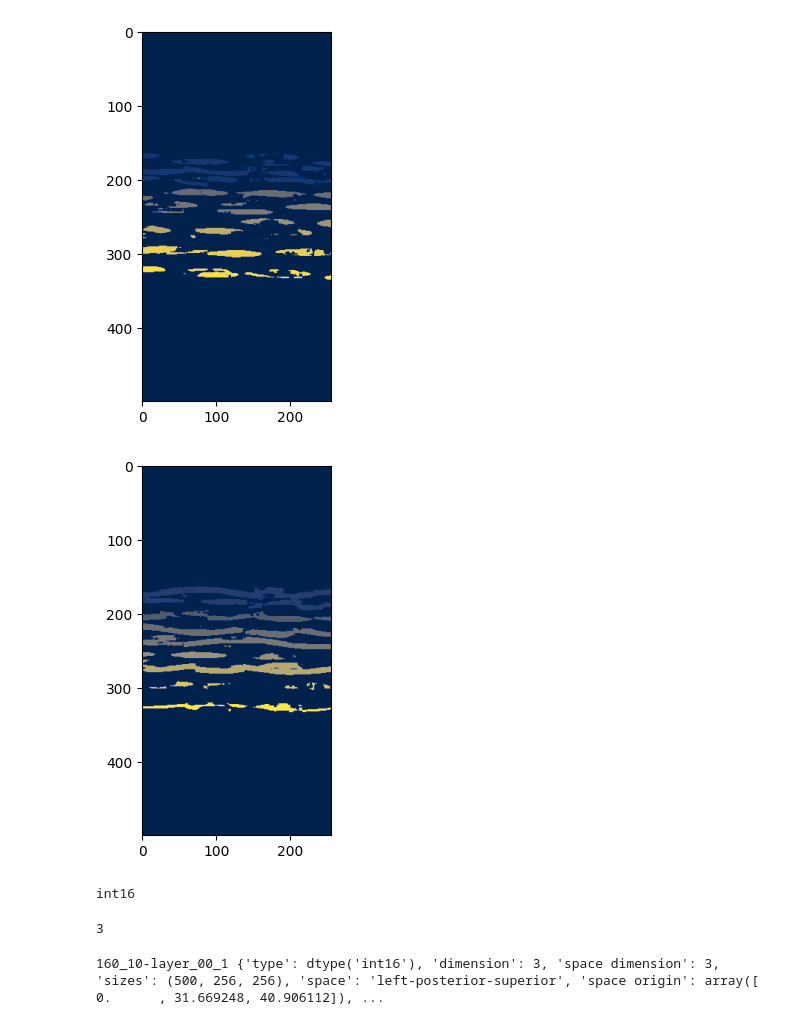
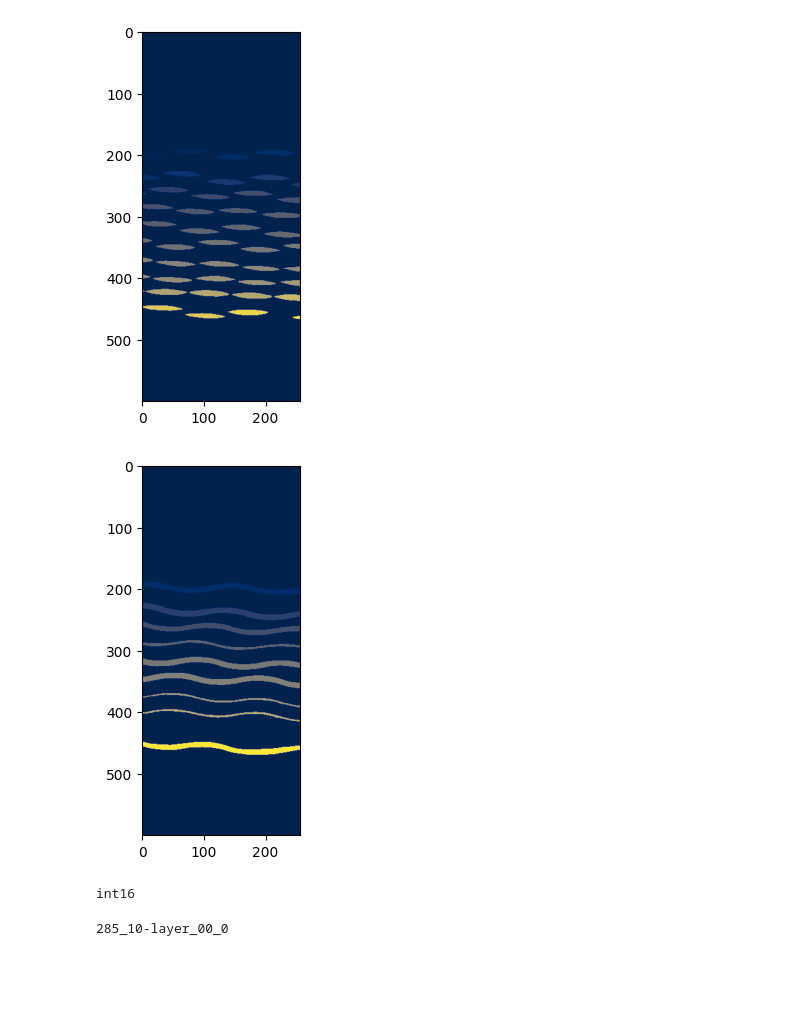
Before and after one commit to choROPeNt/3dseg, a Jupyter notebook: notebooks/01_convert_h52nrrd.ipynb, the cells around one changed output. Saved outputs shown, nothing was run; the diff lists cells and outputs as text; code cells hidden in the pictures; blank space fills up the shorter version.

```diff
--- a/notebooks/01_convert_h52nrrd.ipynb
+++ b/notebooks/01_convert_h52nrrd.ipynb
@@ -39,16 +34,13 @@ assert os.path.exists(pred_path) and os.path.exists
+# %%
+file_path   = "../predict/model_64x64x64_01/285_10-layer_00_0.vol.pred.h5"
+assert os.path.exists(file_path)
 # %%
-
-pred    = readH5(pred_path)
-vol     = readH5(vol_path)
+file   = readH5(file_path)
 
 data= {}
 
-
-for key, item in pred.items():
+for key, item in file.items():
     data[key] = item
     print(key,item.shape)
     print(key,item.dtype)
-
-for key, item in vol.items():
-    data[key] = item
 # %% [output]
@@ -132,27 +92,18 @@ masks (3, 500, 256, 256) bool
 # %%
-mask = data["masks"][1]
-
-plt.imshow(mask[:,:,slice])
-
-labels = np.zeros((2,*data["raw"].shape))
-
+labels = np.zeros((2,*data["predictions"].shape))
 
 for cls in range(1,data["masks"].shape[0]):
     labels[cls-1] = label(data["masks"][cls,::],connectivity=2)
     plt.imshow(labels[cls-1,:,:,slice])
     plt.show()
 
 data["labels"] = labels.astype(np.int16)
 
 print(data["labels"].dtype)
 # %% [output]
-[figure, old version]
+[figure, new version]
-[figure, old version]
+[figure, new version]
 int16
-# %%
-data["masks"].shape[0]
-# %% [output]
-3
 # %%
 def create_nrrd_header(size, spacing,space_origin, data_type='float', space='left-posterior-superior'):
     header = {
@@ -201,18 +152,22 @@ def numpy_dtype_to_nrrd_dtype(dtype):
 
     return dtype_mapping.get(dtype, 'unknown')
 # %%
-data_type = data["raw"].dtype
 data_type_seg = data["labels"].dtype
-size = data["raw"].shape
-spacing = ( data["volume_data"]["VoxelSizeZ"],
-            data["volume_data"]["VoxelSizeY"],
-            data["volume_data"]["VoxelSizeX"]
-            )
-space_origin = data["volume_data"]["Origin"]*spacing
-header = create_nrrd_header(size, spacing, space_origin, data_type)
+size = data["labels"].shape
+
+# spacing = ( data["volume_data"]["VoxelSizeZ"],
+#                 data["volume_data"]["VoxelSizeY"],
+#                 data["volume_data"]["VoxelSizeX"]
+#                 )
+#     space_origin = data["volume_data"]["Origin"]*spacing
+
+spacing = (1,1,1)
+space_origin = (0 , 0 , 0 )
+
 header_seg = create_nrrd_header(size, spacing, space_origin, data_type_seg)
-fileout = os.path.splitext(os.path.basename(vol_path))[0]
-print(fileout,header_seg)
+
+fileout = os.path.basename(file_path).split('.')[0]
+print(fileout)
 # %% [output]
-160_10-layer_00_1 {'type': dtype('int16'), 'dimension': 3, 'space dimension': 3, 'sizes': (500, 256, 256), 'space': 'left-posterior-superior', 'space origin': array([ 0.      , 31.669248, 40.906112]), ...
+285_10-layer_00_0
 # %%
```
Also changed, not shown: parts of 6 cells of this notebook, 1 other file.
